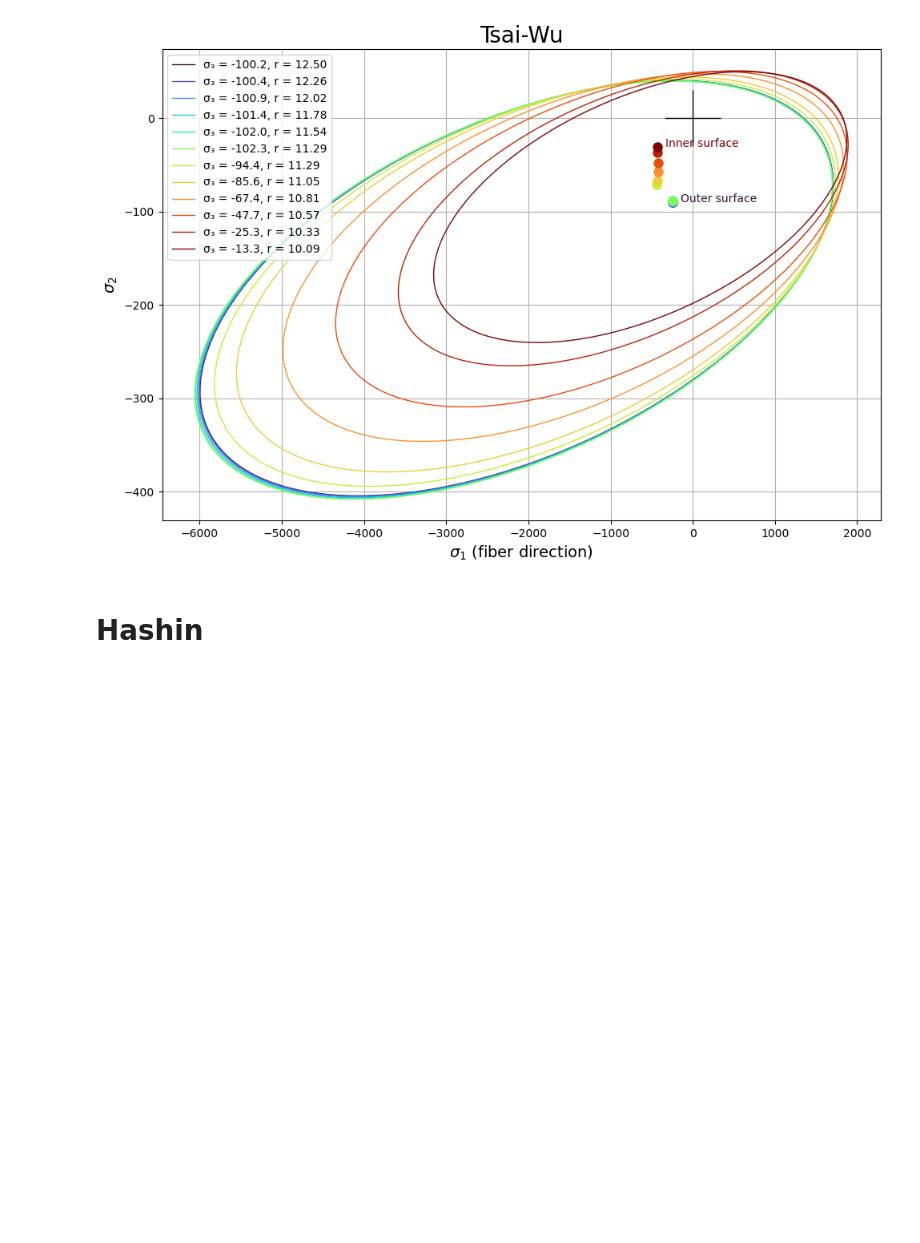
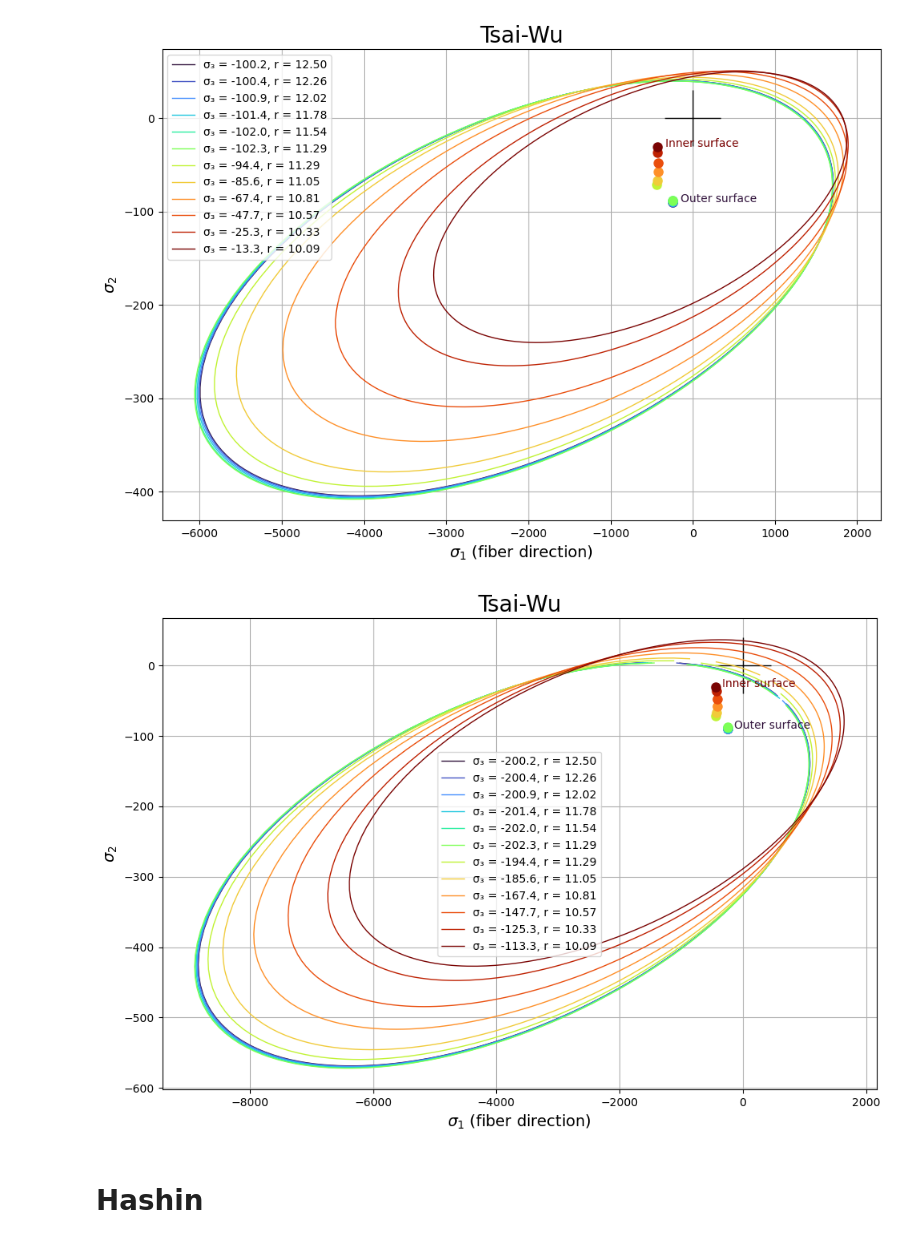
Before and after one commit to Hakonimatata/Lettvekt-Design, a Jupyter notebook: A2/A2_testing.ipynb, the cells around one changed output. Saved outputs shown, nothing was run; the diff lists cells and outputs as text; code cells hidden in the pictures; blank space fills up the shorter version.

```diff
--- a/A2/A2_testing.ipynb
+++ b/A2/A2_testing.ipynb
@@ -462,6 +478,13 @@ d = get_inner_diameter(D, RHO_W, rho_material=Carbon_EpoxyA['rho'])
 plot_tsaiwu_various_s3(Carbon_EpoxyA, sigma_1=S11, sigma_2=S22, sigma_3=S33, pos=pos)
 # %% [output]
 [figure]
+# %%
+# extra load
+
+S33_additional = [x - 100 for x in S33]
+plot_tsaiwu_various_s3(Carbon_EpoxyA, sigma_1=S11, sigma_2=S22, sigma_3=S33_additional, pos=pos)
+# %% [output]
+[figure, added]
 # %% [markdown]
 # Hashin
 # %%
```
Also changed, not shown: parts of 3 cells of this notebook.
